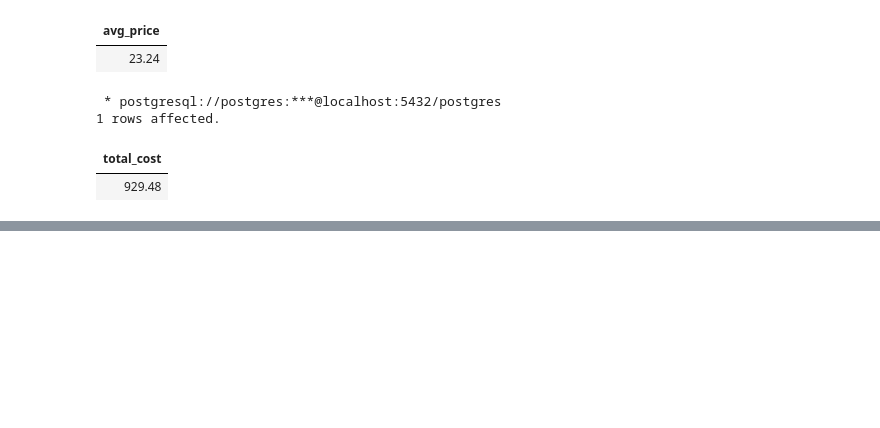
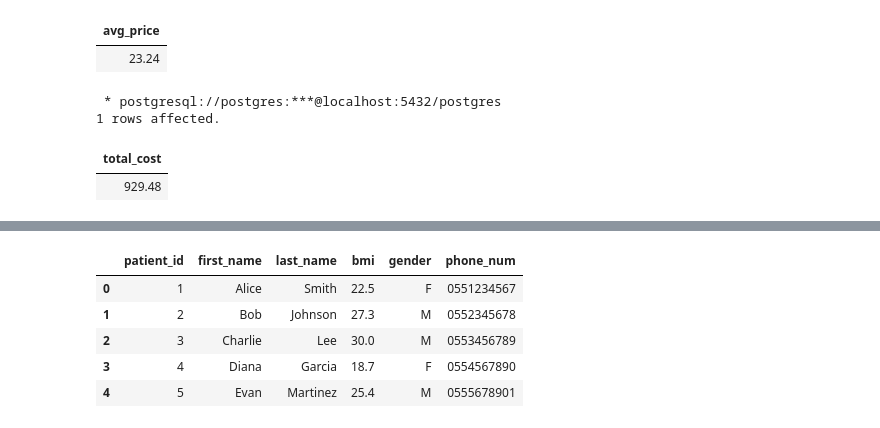
Before and after one commit to Yasir-4/data-science-practice, a Jupyter notebook: practice_2.ipynb, the cells around one changed output, grey strips where cells are left out. Drawn from its saved outputs; the diff is of its cells as text; code cells hidden in the pictures; blank space fills up the shorter version.

```diff
--- a/practice_2.ipynb
+++ b/practice_2.ipynb
@@ -2349,0 +2624,2 @@ FROM books;
+# %%
+cursor = conn.cursor()
@@ -2349,0 +2718,15 @@ FROM books;
+# %%
+patients = cursor.execute("SELECT * FROM patients;")
+rows = patients.fetchall()
+
+columns = [cols[0] for cols in cursor.description]
+
+patients_df = pd.DataFrame(rows, columns=columns)
+patients_df
+# %% [output]
+|  | patient_id | first_name | last_name | bmi | gender | phone_num |
+| 0 | 1 | Alice | Smith | 22.5 | F | 0551234567 |
+| 1 | 2 | Bob | Johnson | 27.3 | M | 0552345678 |
+| 2 | 3 | Charlie | Lee | 30.0 | M | 0553456789 |
+| 3 | 4 | Diana | Garcia | 18.7 | F | 0554567890 |
+| 4 | 5 | Evan | Martinez | 25.4 | M | 0555678901 |
```
Also changed, not shown: parts of 37 cells of this notebook.
